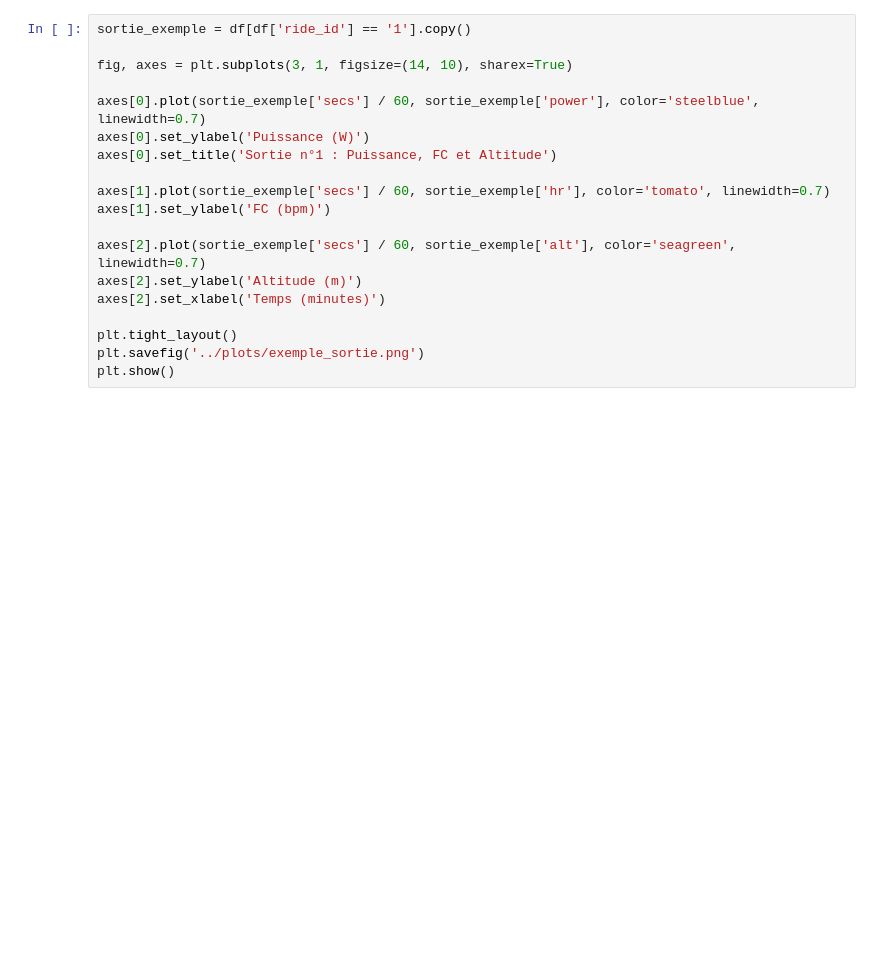
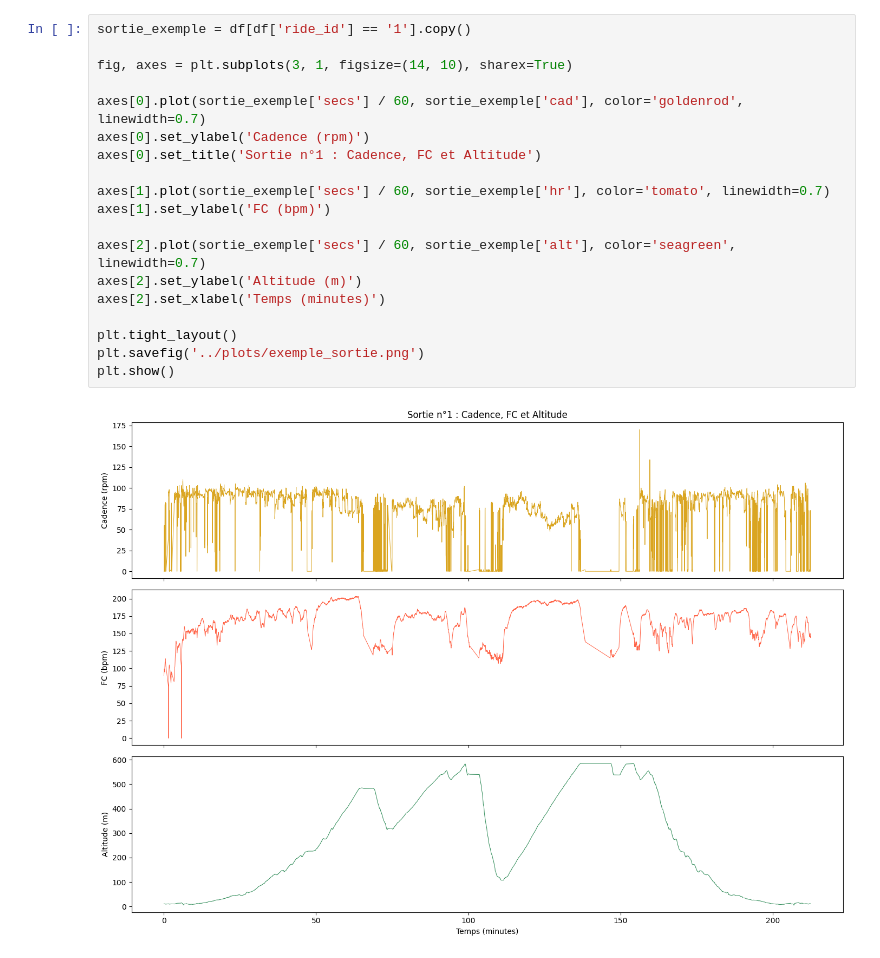
Before and after one commit to nemily-A7/ml-poc-project, a Jupyter notebook: notebooks/exploration.ipynb, the cells around one changed output. Saved outputs shown, nothing was run; the diff lists cells and outputs as text; blank space fills up the shorter version.

Commit message:
Exemple sortie : remplace puissance par cadence
Co-Authored-By: Claude Sonnet 4.6 <noreply@anthropic.com>

```diff
--- a/notebooks/exploration.ipynb
+++ b/notebooks/exploration.ipynb
@@ -89,22 +138,24 @@ plt.show()
 # %%
 sortie_exemple = df[df['ride_id'] == '1'].copy()
 
 fig, axes = plt.subplots(3, 1, figsize=(14, 10), sharex=True)
 
-axes[0].plot(sortie_exemple['secs'] / 60, sortie_exemple['power'], color='steelblue', linewidth=0.7)
-axes[0].set_ylabel('Puissance (W)')
-axes[0].set_title('Sortie n°1 : Puissance, FC et Altitude')
+axes[0].plot(sortie_exemple['secs'] / 60, sortie_exemple['cad'], color='goldenrod', linewidth=0.7)
+axes[0].set_ylabel('Cadence (rpm)')
+axes[0].set_title('Sortie n°1 : Cadence, FC et Altitude')
 
 axes[1].plot(sortie_exemple['secs'] / 60, sortie_exemple['hr'], color='tomato', linewidth=0.7)
 axes[1].set_ylabel('FC (bpm)')
 
 axes[2].plot(sortie_exemple['secs'] / 60, sortie_exemple['alt'], color='seagreen', linewidth=0.7)
 axes[2].set_ylabel('Altitude (m)')
 axes[2].set_xlabel('Temps (minutes)')
 
 plt.tight_layout()
 plt.savefig('../plots/exemple_sortie.png')
 plt.show()
+# %% [output]
+[figure, added]
 # %%
 durees = df.groupby('ride_id')['secs'].max() / 60
 
```
Also changed, not shown: parts of 9 cells of this notebook, 1 other file.
